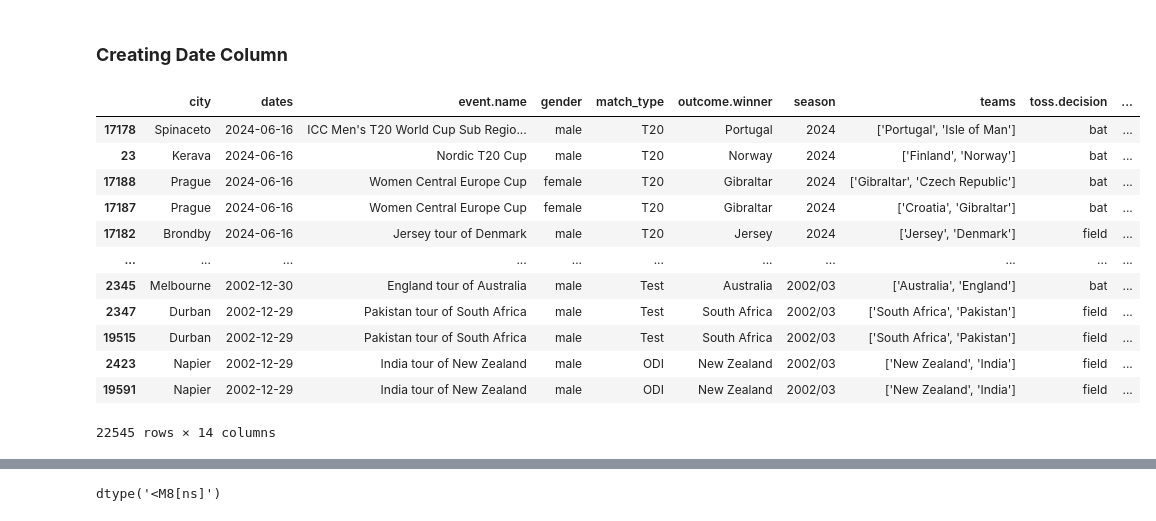
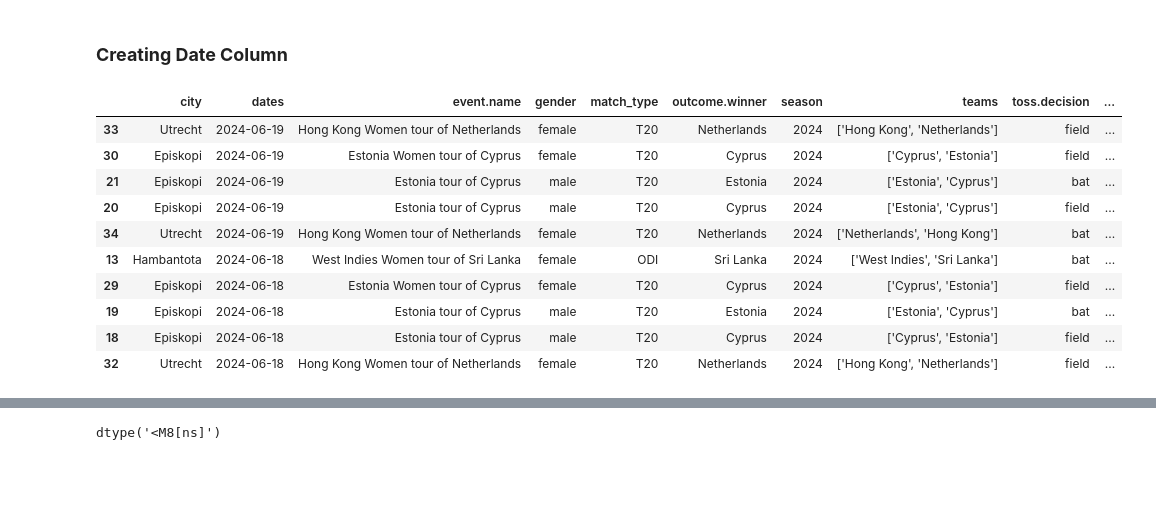
Before and after one commit to harikiranadangi/Predictive-Analytics-for-Cricket-Matches-Using-Machine-Learning, a Jupyter notebook: source_code/2_Data_Cleaning.ipynb, the cells around one changed output, grey strips where cells are left out. Cells and saved outputs as stored; diff of their text form; code cells hidden in the pictures; blank space fills up the shorter version.

```diff
--- a/source_code/2_Data_Cleaning.ipynb
+++ b/source_code/2_Data_Cleaning.ipynb
@@ -52,38 +45,36 @@ df[df["dates"] == "['2020-10-03', '2020-10-04']"]
 # %%
 # Clean up the dates column
 df['dates'] = df['dates'].str.strip("[]").str.replace("'", "").str.strip()
 
 # Extract the latest date in cases where there are multiple dates
 def extract_latest_date(date_str):
     dates = date_str.split(', ')
     if len(dates) > 1:
         return dates[-1]
     else:
         return dates[0]
 
 df['dates'] = df['dates'].apply(extract_latest_date)
 
 # Convert the dates to datetime format
 df['dates'] = pd.to_datetime(df['dates'], errors='coerce')
 
 # Sort DataFrame by dates
 df = df.sort_values(by="dates", ascending=False)
 
-df
+df[:10]
 # %% [output]
 |  | city | dates | event.name | gender | match_type | outcome.winner | season | teams | toss.decision | ... |
-| 17178 | Spinaceto | 2024-06-16 | ICC Men's T20 World Cup Sub Regio... | male | T20 | Portugal | 2024 | ['Portugal', 'Isle of Man'] | bat | ... |
-| 23 | Kerava | 2024-06-16 | Nordic T20 Cup | male | T20 | Norway | 2024 | ['Finland', 'Norway'] | bat | ... |
-| 17188 | Prague | 2024-06-16 | Women Central Europe Cup | female | T20 | Gibraltar | 2024 | ['Gibraltar', 'Czech Republic'] | bat | ... |
-| 17187 | Prague | 2024-06-16 | Women Central Europe Cup | female | T20 | Gibraltar | 2024 | ['Croatia', 'Gibraltar'] | bat | ... |
-| 17182 | Brondby | 2024-06-16 | Jersey tour of Denmark | male | T20 | Jersey | 2024 | ['Jersey', 'Denmark'] | field | ... |
-| ... | ... | ... | ... | ... | ... | ... | ... | ... | ... | ... |
-| 2345 | Melbourne | 2002-12-30 | England tour of Australia | male | Test | Australia | 2002/03 | ['Australia', 'England'] | bat | ... |
-| 2347 | Durban | 2002-12-29 | Pakistan tour of South Africa | male | Test | South Africa | 2002/03 | ['South Africa', 'Pakistan'] | field | ... |
-| 19515 | Durban | 2002-12-29 | Pakistan tour of South Africa | male | Test | South Africa | 2002/03 | ['South Africa', 'Pakistan'] | field | ... |
-| 2423 | Napier | 2002-12-29 | India tour of New Zealand | male | ODI | New Zealand | 2002/03 | ['New Zealand', 'India'] | field | ... |
-| 19591 | Napier | 2002-12-29 | India tour of New Zealand | male | ODI | New Zealand | 2002/03 | ['New Zealand', 'India'] | field | ... |
+| 33 | Utrecht | 2024-06-19 | Hong Kong Women tour of Netherlands | female | T20 | Netherlands | 2024 | ['Hong Kong', 'Netherlands'] | field | ... |
+| 30 | Episkopi | 2024-06-19 | Estonia Women tour of Cyprus | female | T20 | Cyprus | 2024 | ['Cyprus', 'Estonia'] | field | ... |
+| 21 | Episkopi | 2024-06-19 | Estonia tour of Cyprus | male | T20 | Estonia | 2024 | ['Estonia', 'Cyprus'] | bat | ... |
+| 20 | Episkopi | 2024-06-19 | Estonia tour of Cyprus | male | T20 | Cyprus | 2024 | ['Estonia', 'Cyprus'] | field | ... |
+| 34 | Utrecht | 2024-06-19 | Hong Kong Women tour of Netherlands | female | T20 | Netherlands | 2024 | ['Netherlands', 'Hong Kong'] | bat | ... |
+| 13 | Hambantota | 2024-06-18 | West Indies Women tour of Sri Lanka | female | ODI | Sri Lanka | 2024 | ['West Indies', 'Sri Lanka'] | bat | ... |
+| 29 | Episkopi | 2024-06-18 | Estonia Women tour of Cyprus | female | T20 | Cyprus | 2024 | ['Cyprus', 'Estonia'] | field | ... |
+| 19 | Episkopi | 2024-06-18 | Estonia tour of Cyprus | male | T20 | Estonia | 2024 | ['Estonia', 'Cyprus'] | bat | ... |
+| 18 | Episkopi | 2024-06-18 | Estonia tour of Cyprus | male | T20 | Cyprus | 2024 | ['Cyprus', 'Estonia'] | field | ... |
+| 32 | Utrecht | 2024-06-18 | Hong Kong Women tour of Netherlands | female | T20 | Netherlands | 2024 | ['Hong Kong', 'Netherlands'] | field | ... |
-22545 rows × 14 columns
 # %%
 df[df["match_id"].duplicated()]
 # %% [output]
```
Also changed, not shown: parts of 27 cells of this notebook, 19 other files.
